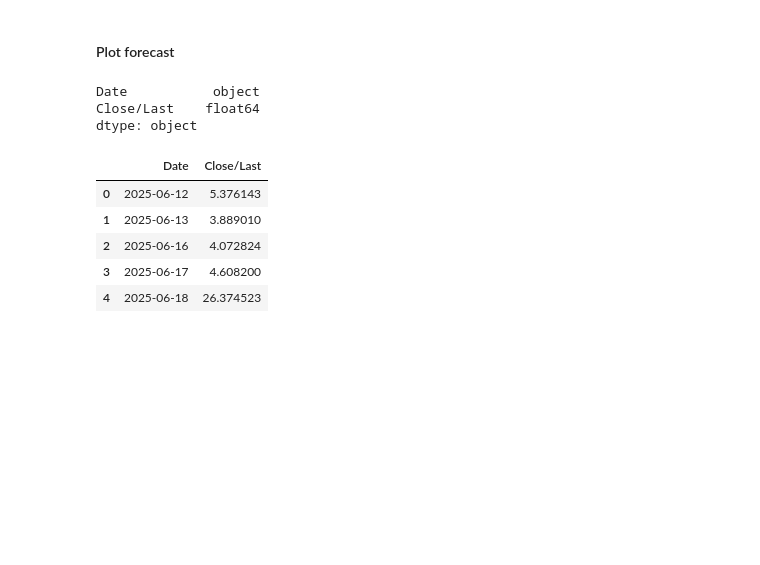
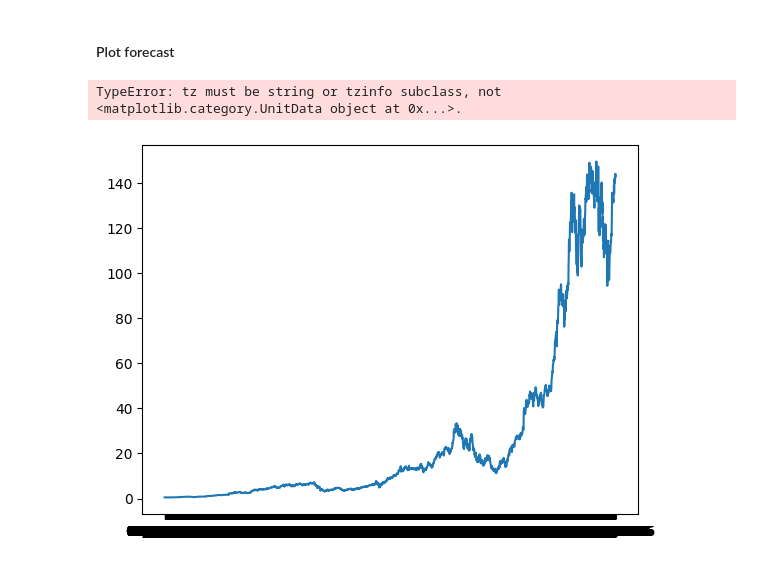
Before and after one commit to aboodmm/stock-price-forecast, a Jupyter notebook: forecast.ipynb, the cells around one changed output. Cells and saved outputs as stored; diff of their text form; code cells hidden in the pictures; blank space fills up the shorter version.

```diff
--- a/forecast.ipynb
+++ b/forecast.ipynb
@@ -60,18 +60,11 @@ ax.plot(y_pred)
 # %%
 fut_range = pd.date_range("2025-06-12", periods=503, freq="B")
 
 pred_df = pd.DataFrame({"Date": fut_range, "Close/Last": y_pred})
 
-plot_df.tail()
 
-pred_df.head()
+plt.plot(plotdf["Date"], plotdf["Close/Last"])
+plt.plot(pred_df["Date"], pred_df["Close/Last"])
 # %% [output]
-Date           object
-Close/Last    float64
-dtype: object
+TypeError: tz must be string or tzinfo subclass, not <matplotlib.category.UnitData object at 0x...>.
-|  | Date | Close/Last |
-| 0 | 2025-06-12 | 5.376143 |
-| 1 | 2025-06-13 | 3.889010 |
-| 2 | 2025-06-16 | 4.072824 |
-| 3 | 2025-06-17 | 4.608200 |
-| 4 | 2025-06-18 | 26.374523 |
+[figure, added]
```
